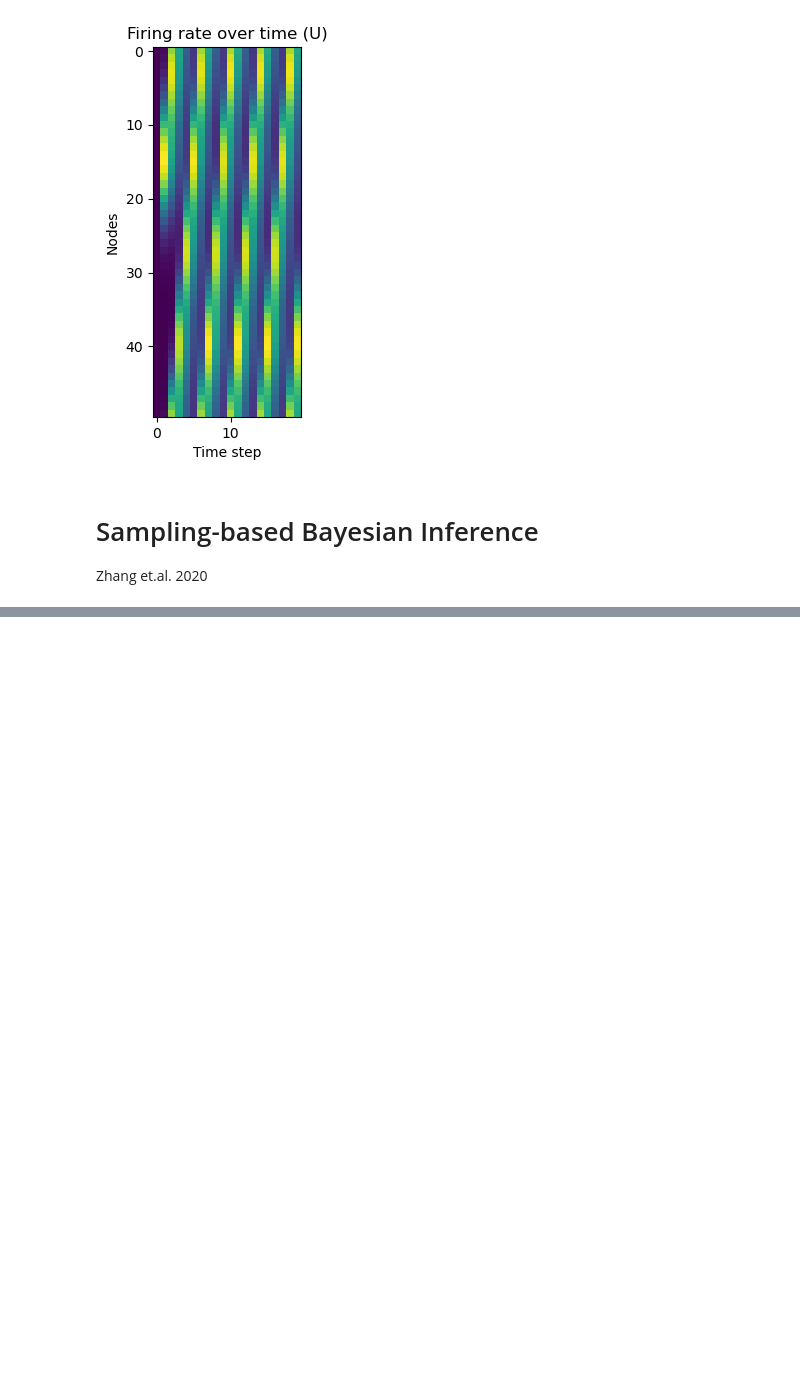
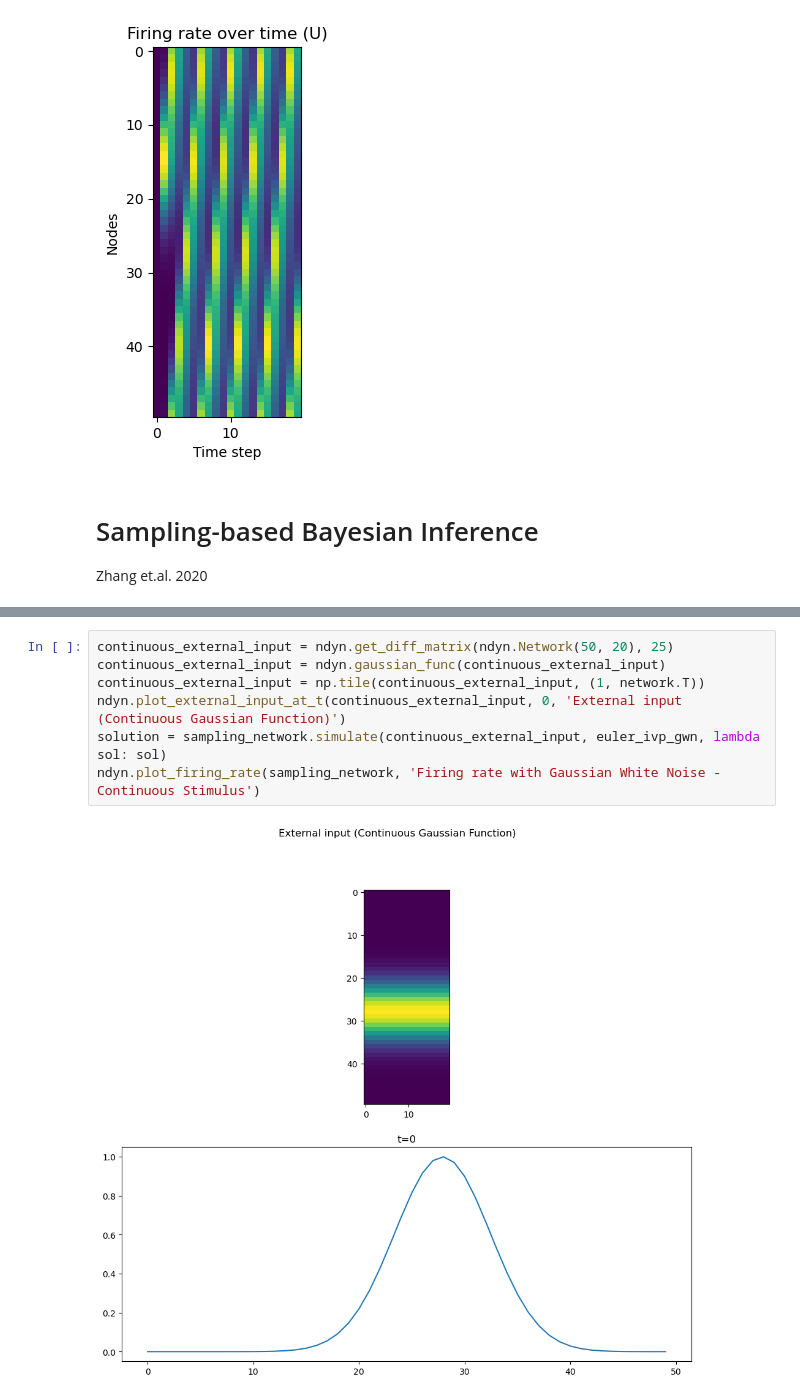
Before and after one commit to michealrm/Trappenberg_CAAN, a Jupyter notebook: cann_simulation.ipynb, the cells around one changed output, grey strips where cells are left out. Saved outputs shown, nothing was run; the diff lists cells and outputs as text; blank space fills up the shorter version.

```diff
--- a/cann_simulation.ipynb
+++ b/cann_simulation.ipynb
@@ -176,0 +213,9 @@ TypeError: string indices must be integers
+# %%
+continuous_external_input = ndyn.get_diff_matrix(ndyn.Network(50, 20), 25)
+continuous_external_input = ndyn.gaussian_func(continuous_external_input)
+continuous_external_input = np.tile(continuous_external_input, (1, network.T))
+ndyn.plot_external_input_at_t(continuous_external_input, 0, 'External input (Continuous Gaussian Function)')
+solution = sampling_network.simulate(continuous_external_input, euler_ivp_gwn, lambda sol: sol)
+ndyn.plot_firing_rate(sampling_network, 'Firing rate with Gaussian White Noise - Continuous Stimulus')
+# %% [output]
+[figure, added]
```
Also changed, not shown: parts of 6 cells of this notebook, 1 other file.
